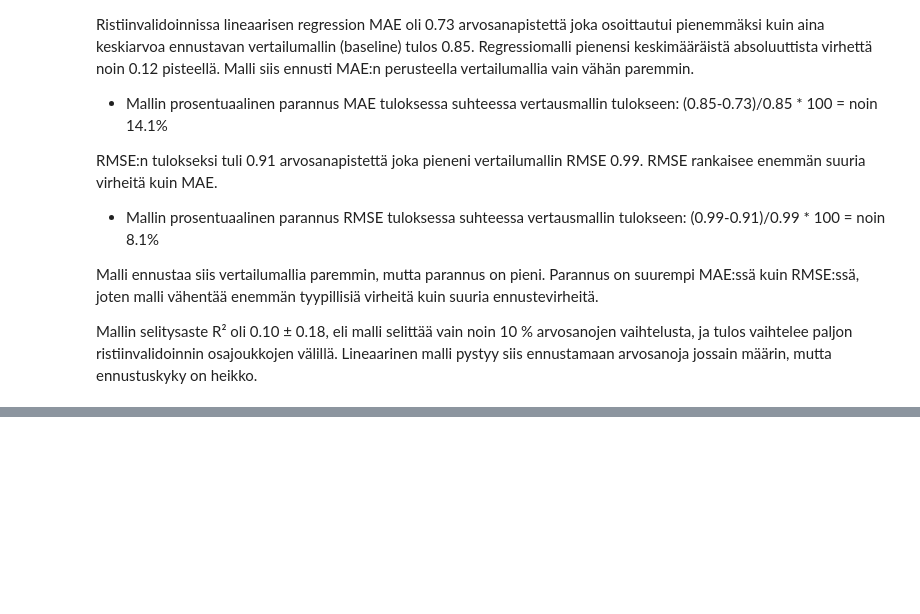
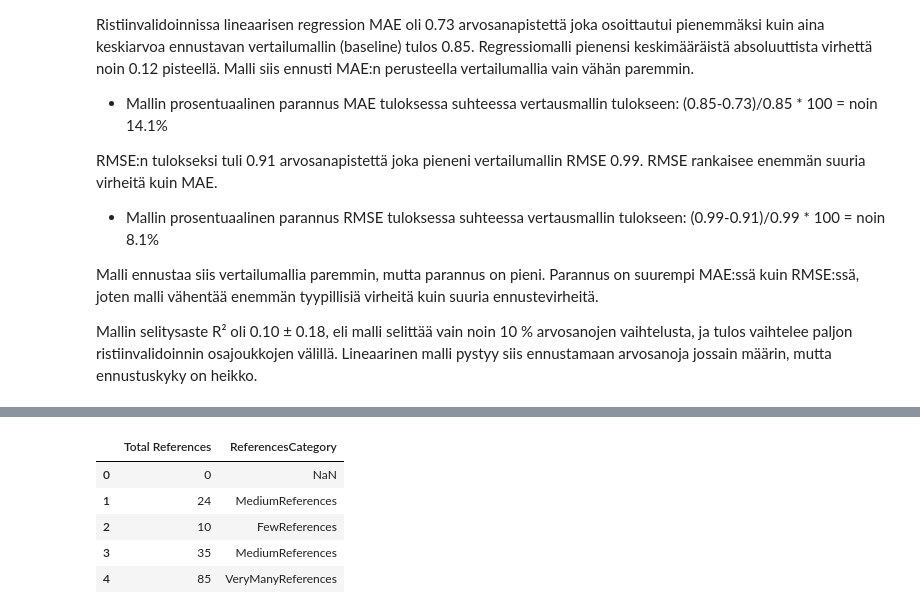
Before and after one commit to Jere-4/MachineLearningProject, a Jupyter notebook: project/thesis_grades.ipynb, the cells around one changed output, grey strips where cells are left out. Saved outputs shown, nothing was run; the diff lists cells and outputs as text; code cells hidden in the pictures; blank space fills up the shorter version.

```diff
--- a/project/thesis_grades.ipynb
+++ b/project/thesis_grades.ipynb
@@ -239,0 +256,15 @@ Mallin selitysaste R² oli 0.10 ± 0.18, eli malli selittää vain noin 10 % arv
+# %%
+df["ReferencesCategory"] = pd.cut(
+df["Total References"],
+bins=[0, 20, 40, 60, 200],
+labels=["FewReferences", "MediumReferences",
+"ManyReferences", "VeryManyReferences"]
+)
+df[["Total References", "ReferencesCategory"]].head()
+# %% [output]
+|  | Total References | ReferencesCategory |
+| 0 | 0 | NaN |
+| 1 | 24 | MediumReferences |
+| 2 | 10 | FewReferences |
+| 3 | 35 | MediumReferences |
+| 4 | 85 | VeryManyReferences |
```
Also changed, not shown: parts of 6 cells of this notebook.
